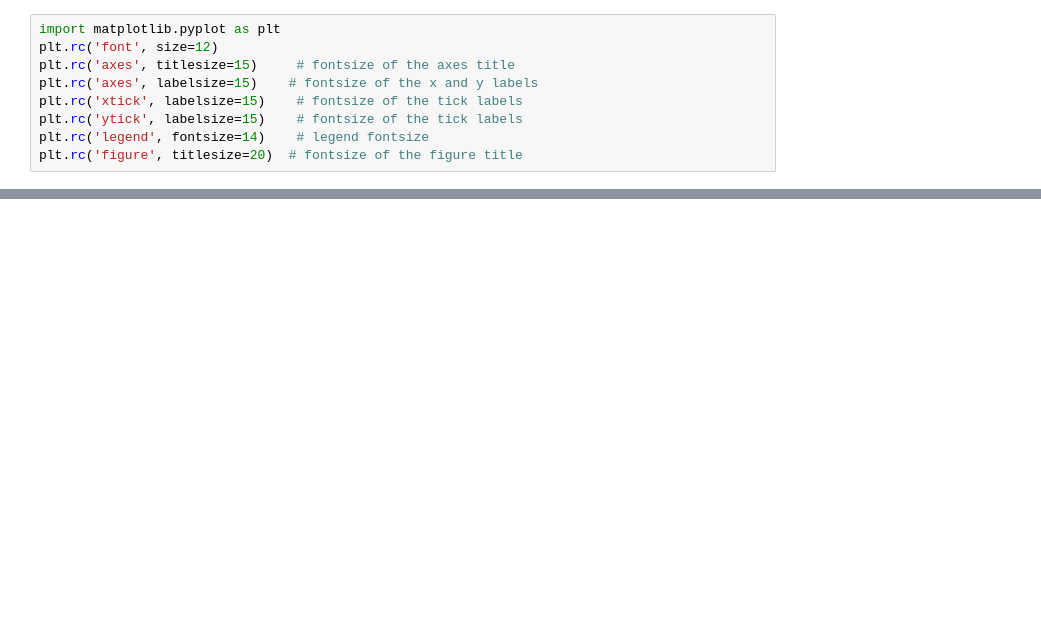
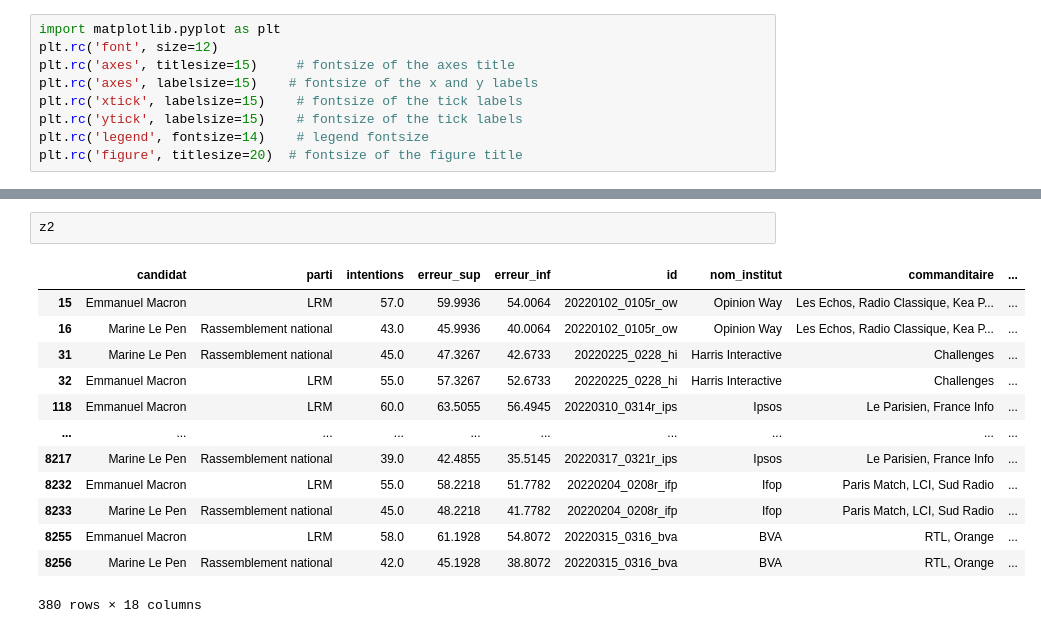
Before and after one commit to tjbtjbtjb/Vrac, a Jupyter notebook: SondagesPresidentielle2022.ipynb, the cells around one changed output, grey strips where cells are left out. Cells and saved outputs as stored; diff of their text form; blank space fills up the shorter version.

```diff
--- a/SondagesPresidentielle2022.ipynb
+++ b/SondagesPresidentielle2022.ipynb
@@ -53,0 +91,16 @@ ax.grid()
+# %%
+z2
+# %% [output]
+|  | candidat | parti | intentions | erreur_sup | erreur_inf | id | nom_institut | commanditaire | ... |
+| 15 | Emmanuel Macron | LRM | 57.0 | 59.9936 | 54.0064 | 20220102_0105r_ow | Opinion Way | Les Echos, Radio Classique, Kea P... | ... |
+| 16 | Marine Le Pen | Rassemblement national | 43.0 | 45.9936 | 40.0064 | 20220102_0105r_ow | Opinion Way | Les Echos, Radio Classique, Kea P... | ... |
+| 31 | Marine Le Pen | Rassemblement national | 45.0 | 47.3267 | 42.6733 | 20220225_0228_hi | Harris Interactive | Challenges | ... |
+| 32 | Emmanuel Macron | LRM | 55.0 | 57.3267 | 52.6733 | 20220225_0228_hi | Harris Interactive | Challenges | ... |
+| 118 | Emmanuel Macron | LRM | 60.0 | 63.5055 | 56.4945 | 20220310_0314r_ips | Ipsos | Le Parisien, France Info | ... |
+| ... | ... | ... | ... | ... | ... | ... | ... | ... | ... |
+| 8217 | Marine Le Pen | Rassemblement national | 39.0 | 42.4855 | 35.5145 | 20220317_0321r_ips | Ipsos | Le Parisien, France Info | ... |
+| 8232 | Emmanuel Macron | LRM | 55.0 | 58.2218 | 51.7782 | 20220204_0208r_ifp | Ifop | Paris Match, LCI, Sud Radio | ... |
+| 8233 | Marine Le Pen | Rassemblement national | 45.0 | 48.2218 | 41.7782 | 20220204_0208r_ifp | Ifop | Paris Match, LCI, Sud Radio | ... |
+| 8255 | Emmanuel Macron | LRM | 58.0 | 61.1928 | 54.8072 | 20220315_0316_bva | BVA | RTL, Orange | ... |
+| 8256 | Marine Le Pen | Rassemblement national | 42.0 | 45.1928 | 38.8072 | 20220315_0316_bva | BVA | RTL, Orange | ... |
+380 rows × 18 columns
```
Also changed, not shown: parts of 6 cells of this notebook.
